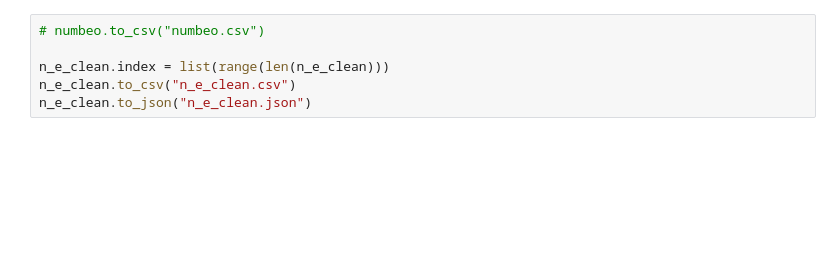
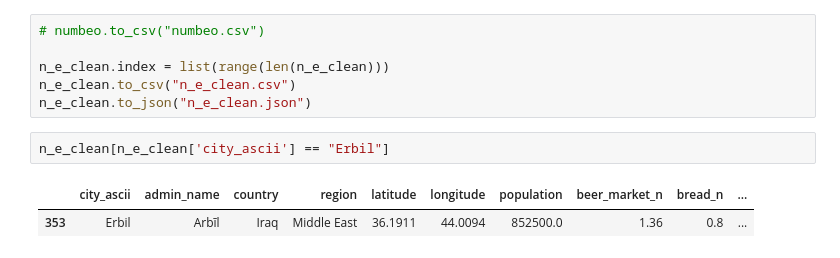
Before and after one commit to christalee/cost-of-drinking, a Jupyter notebook: data/numbeo/Numbeo.ipynb, the cells around one changed output. Saved outputs shown, nothing was run; the diff lists cells and outputs as text; blank space fills up the shorter version.

```diff
--- a/data/numbeo/Numbeo.ipynb
+++ b/data/numbeo/Numbeo.ipynb
@@ -376,3 +371,8 @@ numbeo_globe.head(25)
 n_e_clean.index = list(range(len(n_e_clean)))
 n_e_clean.to_csv("n_e_clean.csv")
 n_e_clean.to_json("n_e_clean.json")
+# %%
+n_e_clean[n_e_clean['city_ascii'] == "Erbil"]
+# %% [output]
+|  | city_ascii | admin_name | country | region | latitude | longitude | population | beer_market_n | bread_n | ... |
+| 353 | Erbil | Arbīl | Iraq | Middle East | 36.1911 | 44.0094 | 852500.0 | 1.36 | 0.8 | ... |
```
Also changed, not shown: parts of 8 cells of this notebook, 11 other files.
